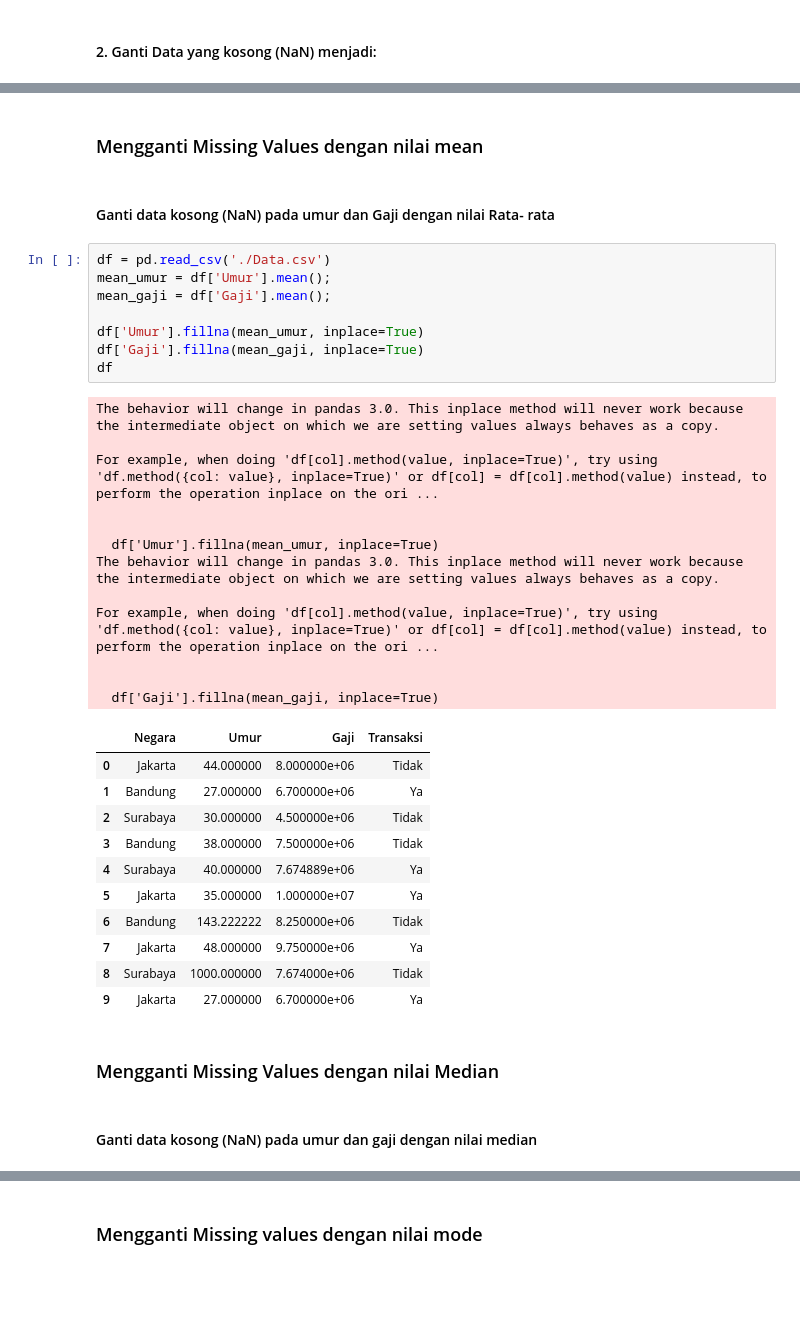
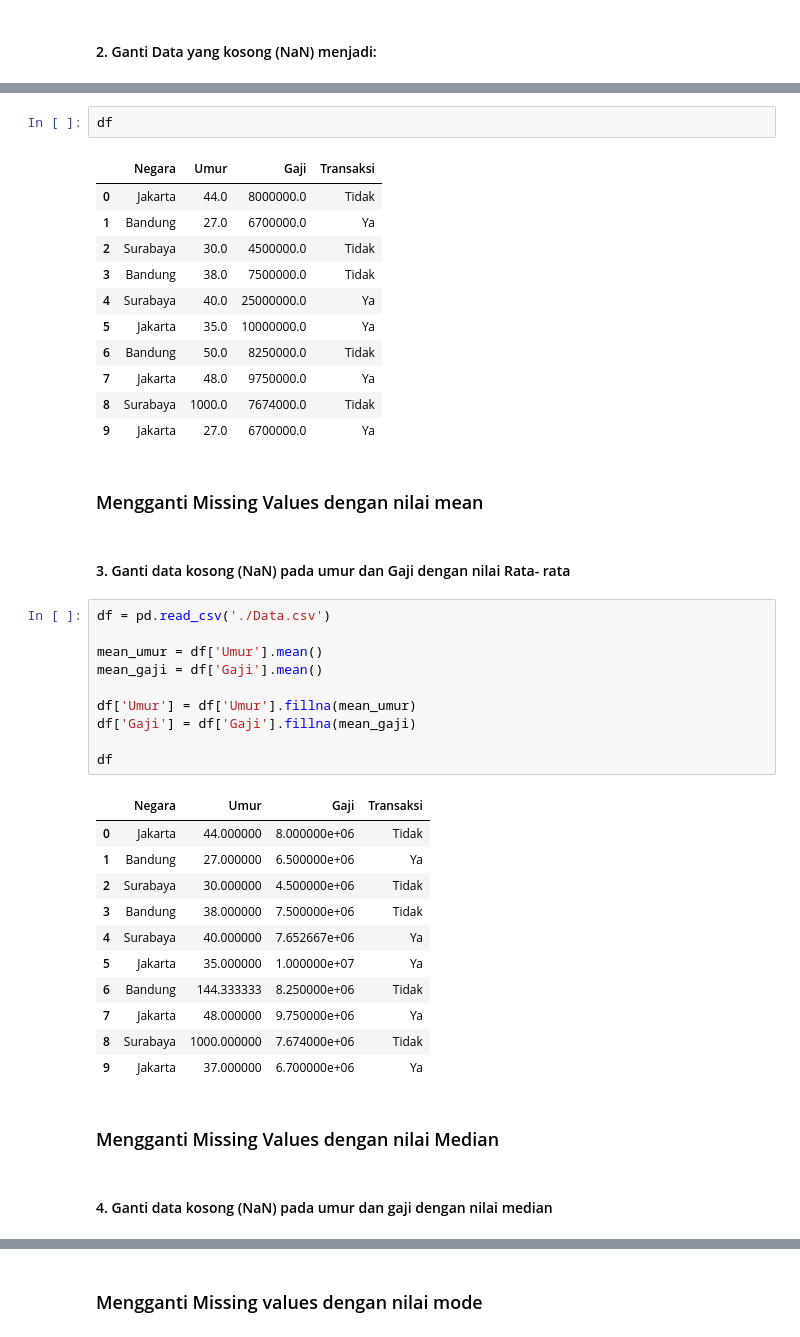
Before and after one commit to sendyprstyo/Sendy_KC_TI1B, a Jupyter notebook: Sendy_Job5.ipynb, the cells around one changed output, grey strips where cells are left out. Drawn from its saved outputs; the diff is of its cells as text; blank space fills up the shorter version.

```diff
--- a/Sendy_Job5.ipynb
+++ b/Sendy_Job5.ipynb
@@ -91,42 +66,46 @@ For example, when doing 'df[col].method(value, inplace=True)', try using 'df.met
+# %%
+df
+# %% [output]
+|  | Negara | Umur | Gaji | Transaksi |
+| 0 | Jakarta | 44.0 | 8000000.0 | Tidak |
+| 1 | Bandung | 27.0 | 6700000.0 | Ya |
+| 2 | Surabaya | 30.0 | 4500000.0 | Tidak |
+| 3 | Bandung | 38.0 | 7500000.0 | Tidak |
+| 4 | Surabaya | 40.0 | 25000000.0 | Ya |
+| 5 | Jakarta | 35.0 | 10000000.0 | Ya |
+| 6 | Bandung | 50.0 | 8250000.0 | Tidak |
+| 7 | Jakarta | 48.0 | 9750000.0 | Ya |
+| 8 | Surabaya | 1000.0 | 7674000.0 | Tidak |
+| 9 | Jakarta | 27.0 | 6700000.0 | Ya |
 # %% [markdown]
 ### Mengganti Missing Values dengan nilai mean
 # %% [markdown]
-#### Ganti data kosong (NaN) pada umur dan Gaji dengan nilai Rata- rata
+#### 3. Ganti data kosong (NaN) pada umur dan Gaji dengan nilai Rata- rata
 # %%
 df = pd.read_csv('./Data.csv')
-mean_umur = df['Umur'].mean();
-mean_gaji = df['Gaji'].mean();
 
-df['Umur'].fillna(mean_umur, inplace=True)
-df['Gaji'].fillna(mean_gaji, inplace=True)
+mean_umur = df['Umur'].mean()
+mean_gaji = df['Gaji'].mean()
+
+df['Umur'] = df['Umur'].fillna(mean_umur)
+df['Gaji'] = df['Gaji'].fillna(mean_gaji)
+
 df
 # %% [output]
-The behavior will change in pandas 3.0. This inplace method will never work because the intermediate object on which we are setting values always behaves as a copy.
-
-For example, when doing 'df[col].method(value, inplace=True)', try using 'df.method({col: value}, inplace=True)' or df[col] = df[col].method(value) instead, to perform the operation inplace on the ori ...
-
-
-  df['Umur'].fillna(mean_umur, inplace=True)
-The behavior will change in pandas 3.0. This inplace method will never work because the intermediate object on which we are setting values always behaves as a copy.
-
-For example, when doing 'df[col].method(value, inplace=True)', try using 'df.method({col: value}, inplace=True)' or df[col] = df[col].method(value) instead, to perform the operation inplace on the ori ...
-
-
-  df['Gaji'].fillna(mean_gaji, inplace=True)
 |  | Negara | Umur | Gaji | Transaksi |
 | 0 | Jakarta | 44.000000 | 8.000000e+06 | Tidak |
-| 1 | Bandung | 27.000000 | 6.700000e+06 | Ya |
+| 1 | Bandung | 27.000000 | 6.500000e+06 | Ya |
 | 2 | Surabaya | 30.000000 | 4.500000e+06 | Tidak |
 | 3 | Bandung | 38.000000 | 7.500000e+06 | Tidak |
-| 4 | Surabaya | 40.000000 | 7.674889e+06 | Ya |
+| 4 | Surabaya | 40.000000 | 7.652667e+06 | Ya |
 | 5 | Jakarta | 35.000000 | 1.000000e+07 | Ya |
-| 6 | Bandung | 143.222222 | 8.250000e+06 | Tidak |
+| 6 | Bandung | 144.333333 | 8.250000e+06 | Tidak |
 | 7 | Jakarta | 48.000000 | 9.750000e+06 | Ya |
 | 8 | Surabaya | 1000.000000 | 7.674000e+06 | Tidak |
-| 9 | Jakarta | 27.000000 | 6.700000e+06 | Ya |
+| 9 | Jakarta | 37.000000 | 6.700000e+06 | Ya |
 # %% [markdown]
 ### Mengganti Missing Values dengan nilai Median
 # %% [markdown]
-#### Ganti data kosong (NaN) pada umur dan gaji dengan nilai median
+#### 4. Ganti data kosong (NaN) pada umur dan gaji dengan nilai median
 # %%
 df = pd.read_csv('./Data.csv')
```
Also changed, not shown: parts of 9 cells of this notebook.
